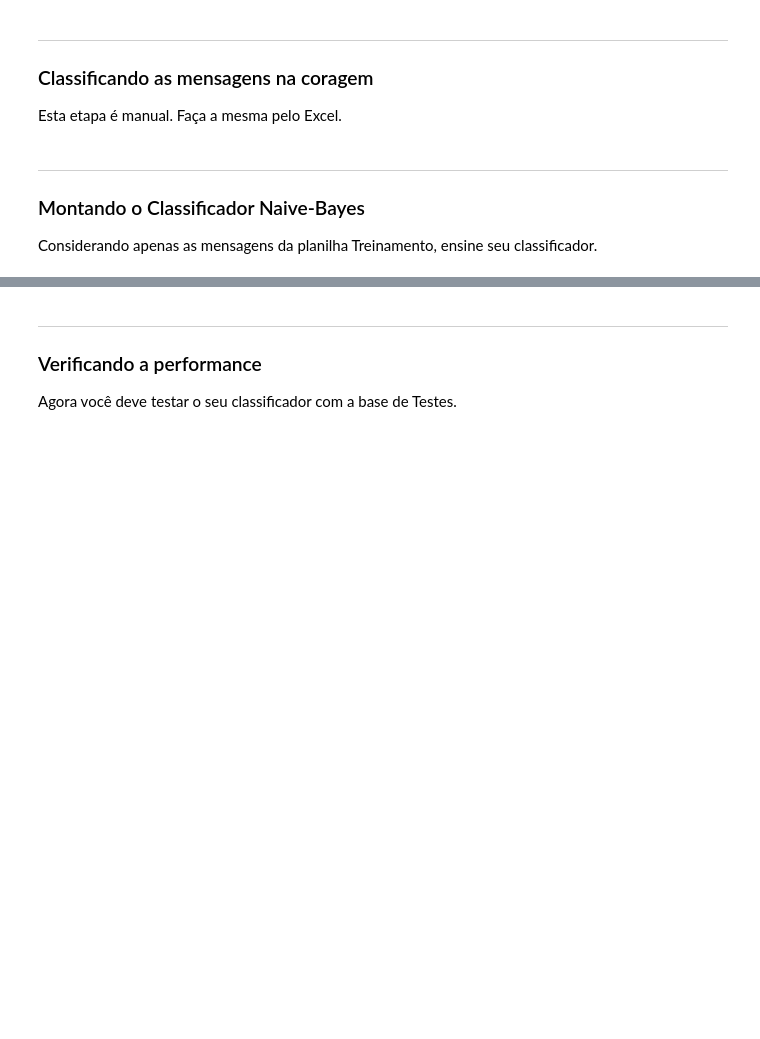
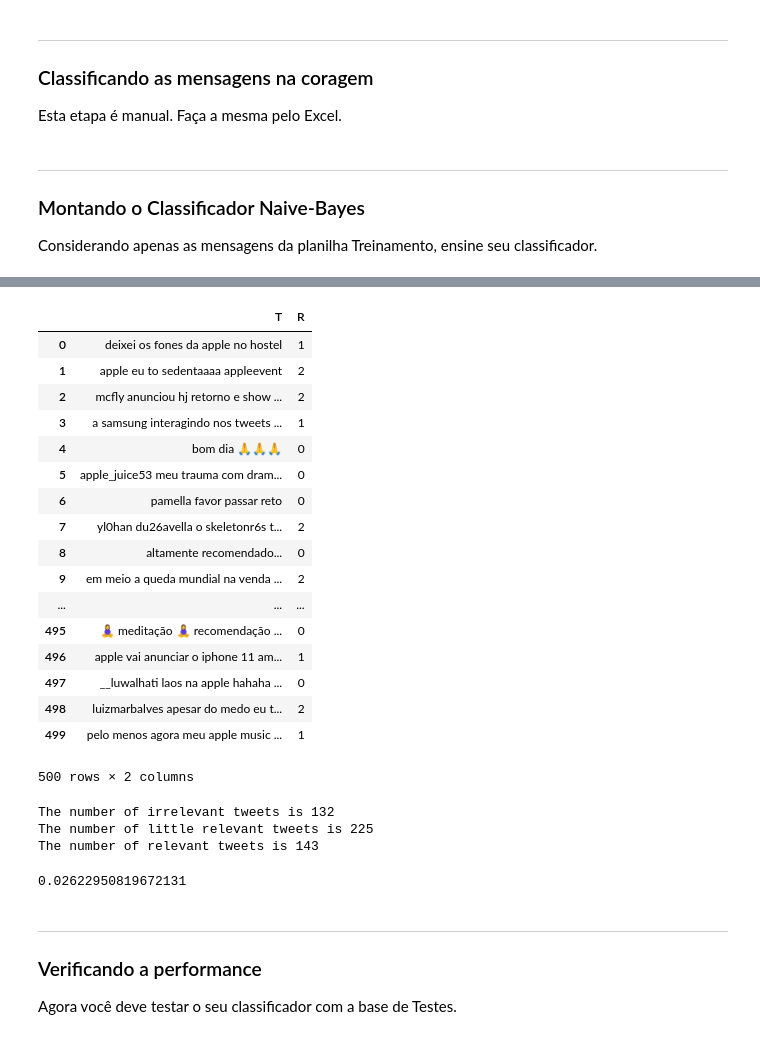
Before and after one commit to jzsiggy/CD_Analise_de_Tweets, a Jupyter notebook: Projeto2_layout.ipynb, the cells around one changed output, grey strips where cells are left out. Drawn from its saved outputs; the diff is of its cells as text; code cells hidden in the pictures; blank space fills up the shorter version.

```diff
--- a/Projeto2_layout.ipynb
+++ b/Projeto2_layout.ipynb
@@ -96,8 +96,26 @@ ___
 ### Classificando as mensagens na coragem
 
 Esta etapa é manual. Faça a mesma pelo Excel.
+# %%
+data = pd.read_excel("apple.xlsx")
 # %% [markdown]
 ___
 ### Montando o Classificador Naive-Bayes
 
 Considerando apenas as mensagens da planilha Treinamento, ensine  seu classificador.
+# %%
+data.rename(columns={'Unnamed: 1': 'Relevância'}, inplace=True)
+# %%
+index = 0
+
+clean_data = []
+
+for tweet, r in zip(data['Treinamento'], data["Relevância"]):
+    raw_data = tweet.split()
+    clean_tweet = []
+    for word in raw_data:
+        if not word.startswith('http'):
+            clean_word = re.sub('[\n:;,\'\")(@#]+', '', word)
+            clean_tweet.append(clean_word)
+    clean_tweet = " ".join(clean_tweet)
+    clean_data.append([clean_tweet, r])
@@ -103,0 +142,23 @@ Considerando apenas as mensagens da planilha Treinamento, ensine  seu classifica
+# %%
+data_clean = pd.DataFrame(clean_data, columns=list("TR"))
+# %%
+data_clean
+# %% [output]
+|  | T | R |
+| 0 | deixei os fones da apple no hostel | 1 |
+| 1 | apple eu to sedentaaaa appleevent | 2 |
+| 2 | mcfly anunciou hj retorno e show ... | 2 |
+| 3 | a samsung interagindo nos tweets ... | 1 |
+| 4 | bom dia 🙏🙏🙏 | 0 |
+| 5 | apple_juice53 meu trauma com dram... | 0 |
+| 6 | pamella favor passar reto | 0 |
+| 7 | yl0han du26avella o skeletonr6s t... | 2 |
+| 8 | altamente recomendado... | 0 |
+| 9 | em meio a queda mundial na venda ... | 2 |
+| ... | ... | ... |
+| 495 | 🧘‍♀️ meditação 🧘‍♀️ recomendação ... | 0 |
+| 496 | apple vai anunciar o iphone 11 am... | 1 |
+| 497 | __luwalhati laos na apple hahaha ... | 0 |
+| 498 | luizmarbalves apesar do medo eu t... | 2 |
+| 499 | pelo menos agora meu apple music ... | 1 |
+500 rows × 2 columns
@@ -103,0 +169,8 @@ Considerando apenas as mensagens da planilha Treinamento, ensine  seu classifica
+# %%
+print("The number of irrelevant tweets is {}".format(len(irrelevante)))
+print("The number of little relevant tweets is {}".format(len(pouco_relevante)))
+print("The number of relevant tweets is {}".format(len(relevante)))
+# %% [output]
+The number of irrelevant tweets is 132
+The number of little relevant tweets is 225
+The number of relevant tweets is 143
@@ -104,3 +193,7 @@ Considerando apenas as mensagens da planilha Treinamento, ensine  seu classifica
+# %%
+prob_pi["apple"]
+# %% [output]
+0.02622950819672131
 # %% [markdown]
 ___
 ### Verificando a performance
```
Also changed, not shown: parts of 6 cells of this notebook.
